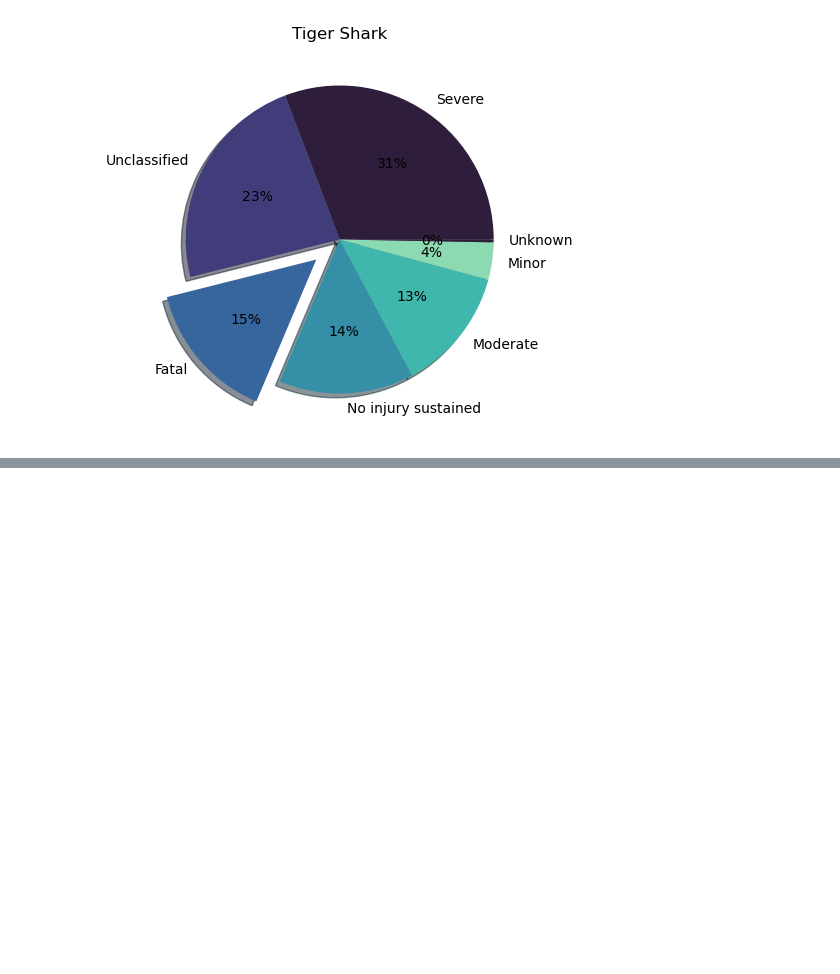
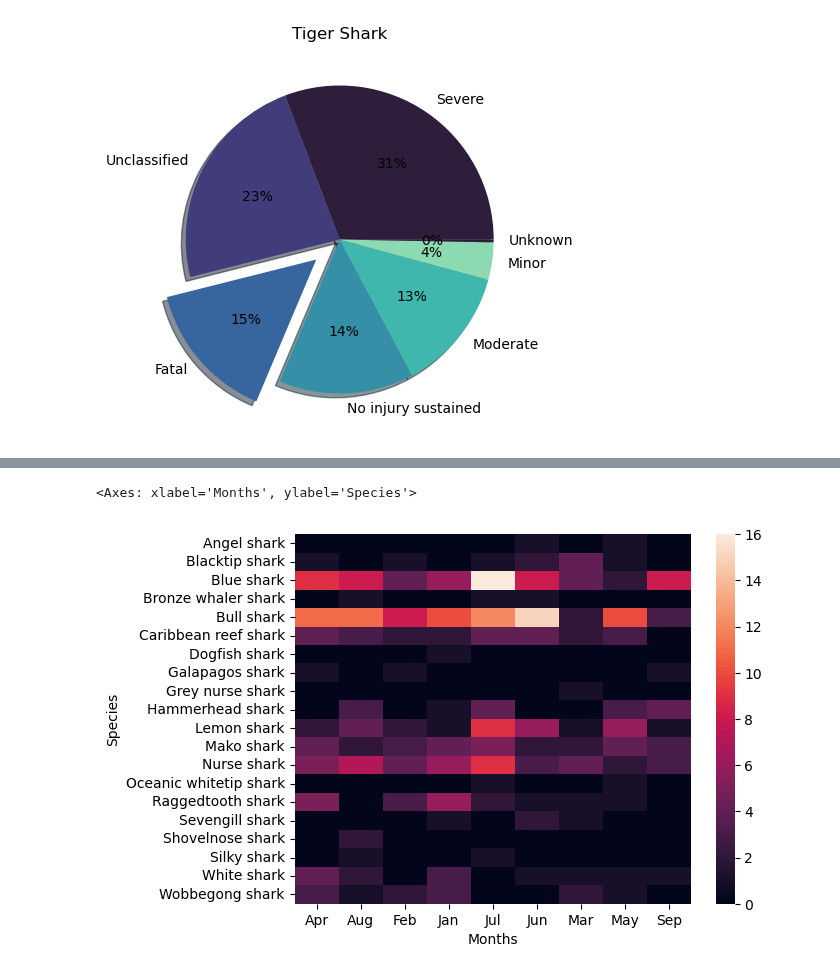
Before and after one commit to Papa-Yaga/quest_2, a Jupyter notebook: Quest_2_Shark_Analysis.ipynb, the cells around one changed output, grey strips where cells are left out. Drawn from its saved outputs; the diff is of its cells as text; code cells hidden in the pictures; blank space fills up the shorter version.

```diff
--- a/Quest_2_Shark_Analysis.ipynb
+++ b/Quest_2_Shark_Analysis.ipynb
@@ -187,0 +169,5 @@ sns.heatmap(years)
+# %%
+sns.heatmap(months)
+# %% [output]
+<Axes: xlabel='Months', ylabel='Species'>
+[figure, added]
```
Also changed, not shown: parts of 4 cells of this notebook.
